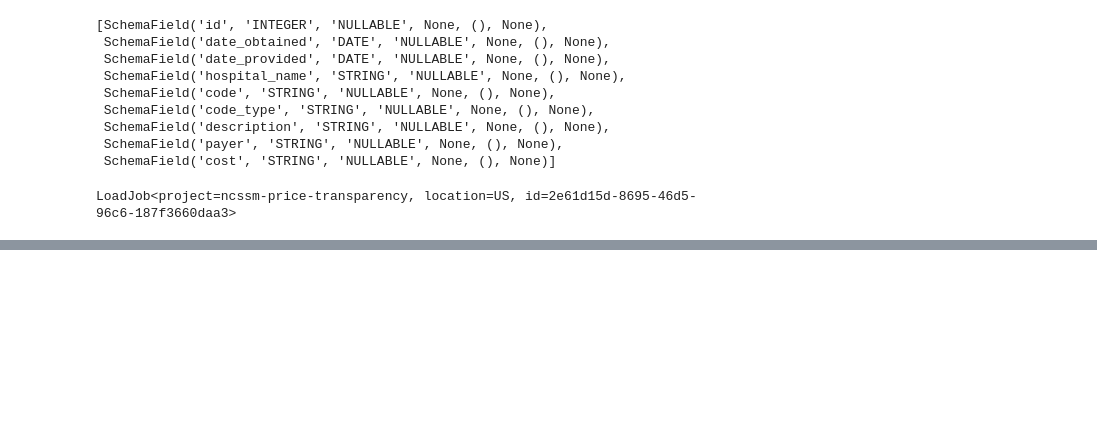
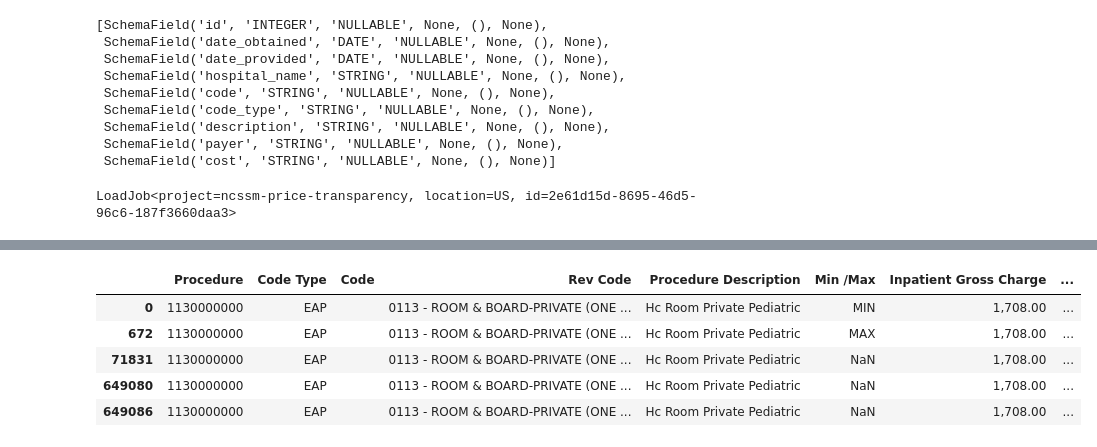
Before and after one commit to pauldria/ncssm-2022-jterm-price-transparency, a Jupyter notebook: data-loader.ipynb, the cells around one changed output, grey strips where cells are left out. Saved outputs shown, nothing was run; the diff lists cells and outputs as text; code cells hidden in the pictures; blank space fills up the shorter version.

```diff
--- a/data-loader.ipynb
+++ b/data-loader.ipynb
@@ -135,0 +262,9 @@ LoadJob<project=ncssm-price-transparency, location=US, id=2e61d15d-8695-46d5-96c
+# %%
+df.loc[df["Procedure"] == "1130000000"].head()
+# %% [output]
+|  | Procedure | Code Type | Code | Rev Code | Procedure Description | Min /Max | Inpatient Gross Charge | ... |
+| 0 | 1130000000 | EAP |  | 0113 - ROOM & BOARD-PRIVATE (ONE ... | Hc Room Private Pediatric | MIN | 1,708.00 | ... |
+| 672 | 1130000000 | EAP |  | 0113 - ROOM & BOARD-PRIVATE (ONE ... | Hc Room Private Pediatric | MAX | 1,708.00 | ... |
+| 71831 | 1130000000 | EAP |  | 0113 - ROOM & BOARD-PRIVATE (ONE ... | Hc Room Private Pediatric | NaN | 1,708.00 | ... |
+| 649080 | 1130000000 | EAP |  | 0113 - ROOM & BOARD-PRIVATE (ONE ... | Hc Room Private Pediatric | NaN | 1,708.00 | ... |
+| 649086 | 1130000000 | EAP |  | 0113 - ROOM & BOARD-PRIVATE (ONE ... | Hc Room Private Pediatric | NaN | 1,708.00 | ... |
```
Also changed, not shown: parts of 18 cells of this notebook, 3 other files.
